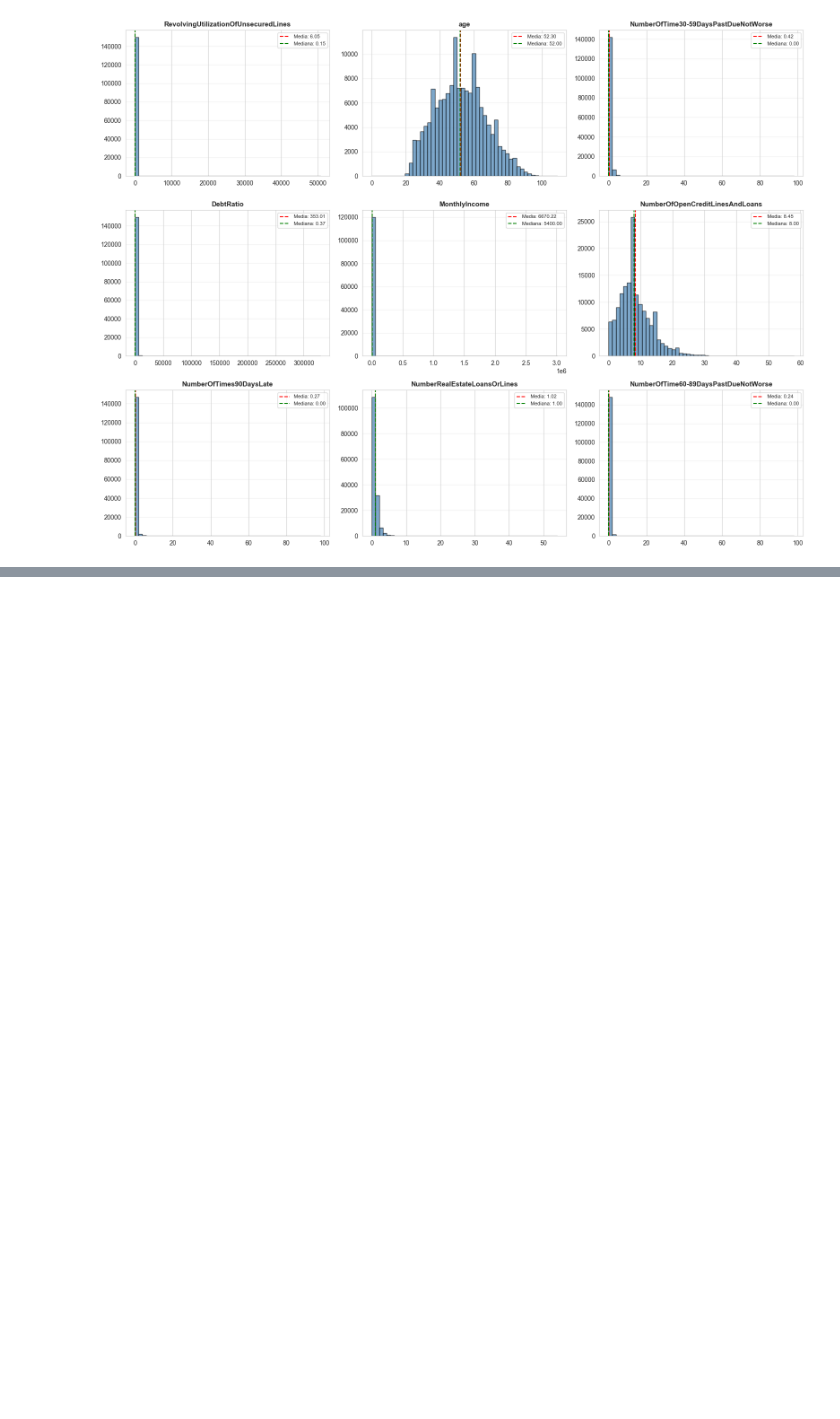
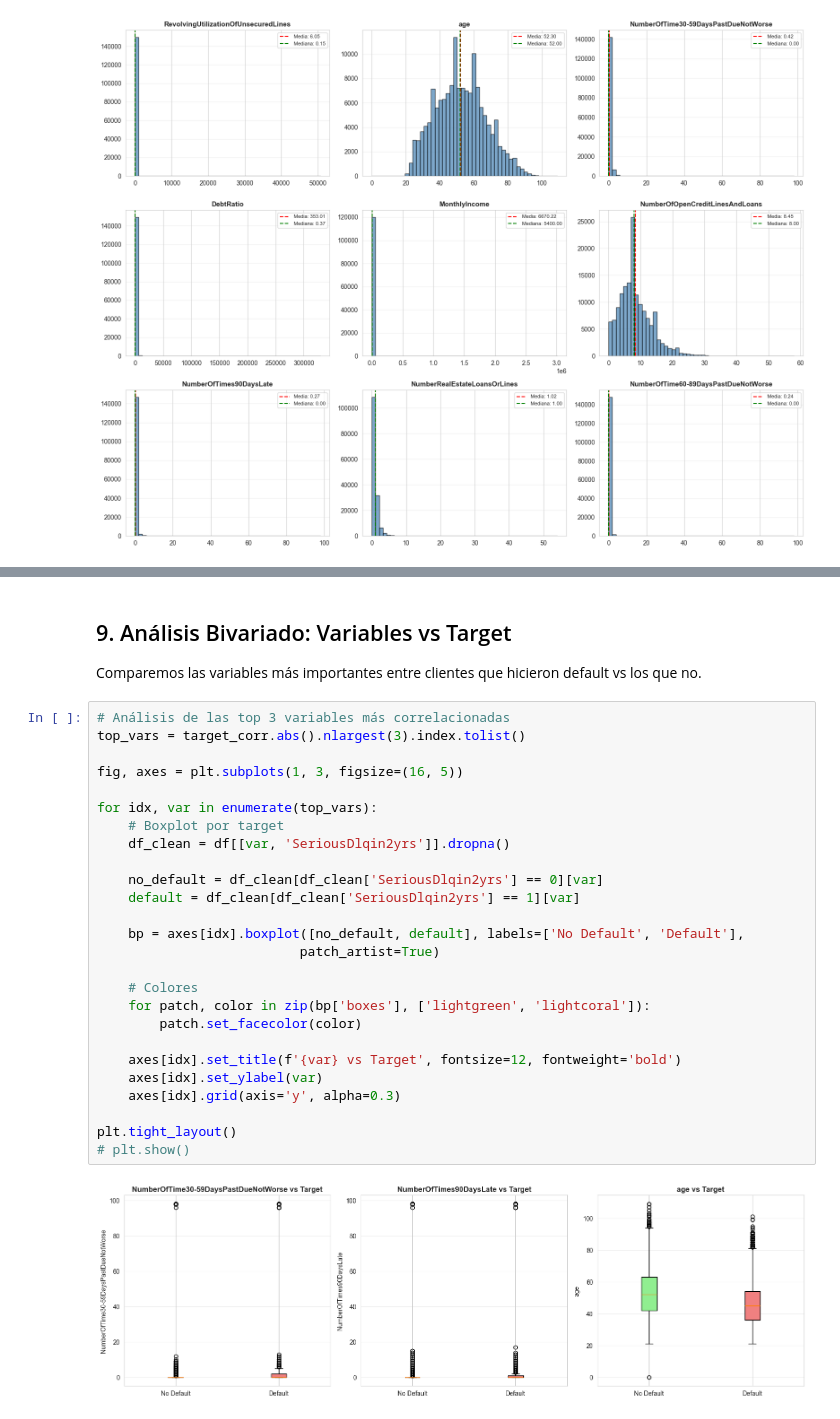
Before and after one commit to felipemenap-spec/credit-risk-scoring, a Jupyter notebook: notebooks/01_exploratory_data_analysis.ipynb, the cells around one changed output, grey strips where cells are left out. Saved outputs shown, nothing was run; the diff lists cells and outputs as text; blank space fills up the shorter version.

```diff
--- a/notebooks/01_exploratory_data_analysis.ipynb
+++ b/notebooks/01_exploratory_data_analysis.ipynb
@@ -271,0 +399,32 @@ df.describe()
+# %% [markdown]
+## 9. Análisis Bivariado: Variables vs Target
+
+Comparemos las variables más importantes entre clientes que hicieron default vs los que no.
+# %%
+# Análisis de las top 3 variables más correlacionadas
+top_vars = target_corr.abs().nlargest(3).index.tolist()
+
+fig, axes = plt.subplots(1, 3, figsize=(16, 5))
+
+for idx, var in enumerate(top_vars):
+    # Boxplot por target
+    df_clean = df[[var, 'SeriousDlqin2yrs']].dropna()
+
+    no_default = df_clean[df_clean['SeriousDlqin2yrs'] == 0][var]
+    default = df_clean[df_clean['SeriousDlqin2yrs'] == 1][var]
+
+    bp = axes[idx].boxplot([no_default, default], labels=['No Default', 'Default'],
+                          patch_artist=True)
+
+    # Colores
+    for patch, color in zip(bp['boxes'], ['lightgreen', 'lightcoral']):
+        patch.set_facecolor(color)
+
+    axes[idx].set_title(f'{var} vs Target', fontsize=12, fontweight='bold')
+    axes[idx].set_ylabel(var)
+    axes[idx].grid(axis='y', alpha=0.3)
+
+plt.tight_layout()
+# plt.show()
+# %% [output]
+[figure, added]
```
Also changed, not shown: parts of 9 cells of this notebook.
